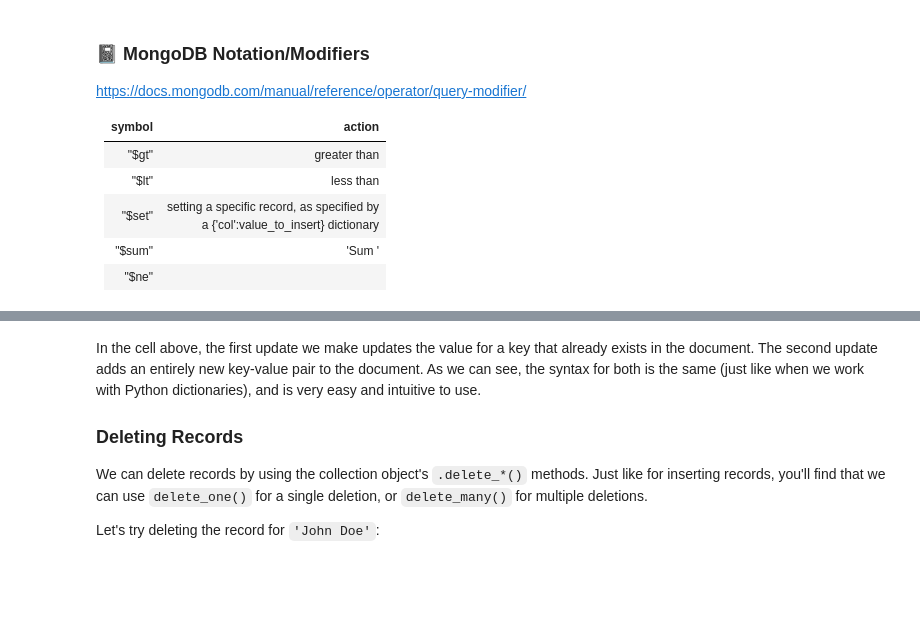
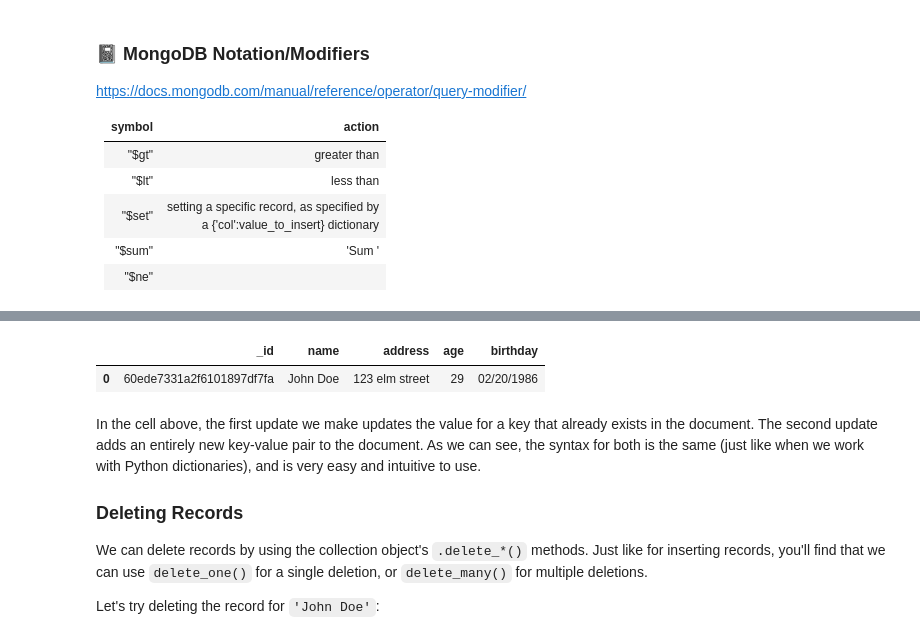
Before and after one commit to cwf231/StudyGroups, a Jupyter notebook: StudyGroupNotes/Phase_1/1.08_mongodb.ipynb, the cells around one changed output, grey strips where cells are left out. Saved outputs shown, nothing was run; the diff lists cells and outputs as text; code cells hidden in the pictures; blank space fills up the shorter version.

```diff
--- a/StudyGroupNotes/Phase_1/1.08_mongodb.ipynb
+++ b/StudyGroupNotes/Phase_1/1.08_mongodb.ipynb
@@ -357,3 +378,8 @@ for item in query_6:
+# %%
+pd.DataFrame(mycollection.find({'name': 'John Doe'}))
+# %% [output]
+|  | _id | name | address | age | birthday |
+| 0 | 60ede7331a2f6101897df7fa | John Doe | 123 elm street | 29 | 02/20/1986 |
 # %% [markdown]
 In the cell above, the first update we make updates the value for a key that already exists in the document. The second update adds an entirely new key-value pair to the document. As we can see, the syntax for both is the same (just like when we work with Python dictionaries), and is very easy and intuitive to use.
 
```
Also changed, not shown: parts of 22 cells of this notebook.
